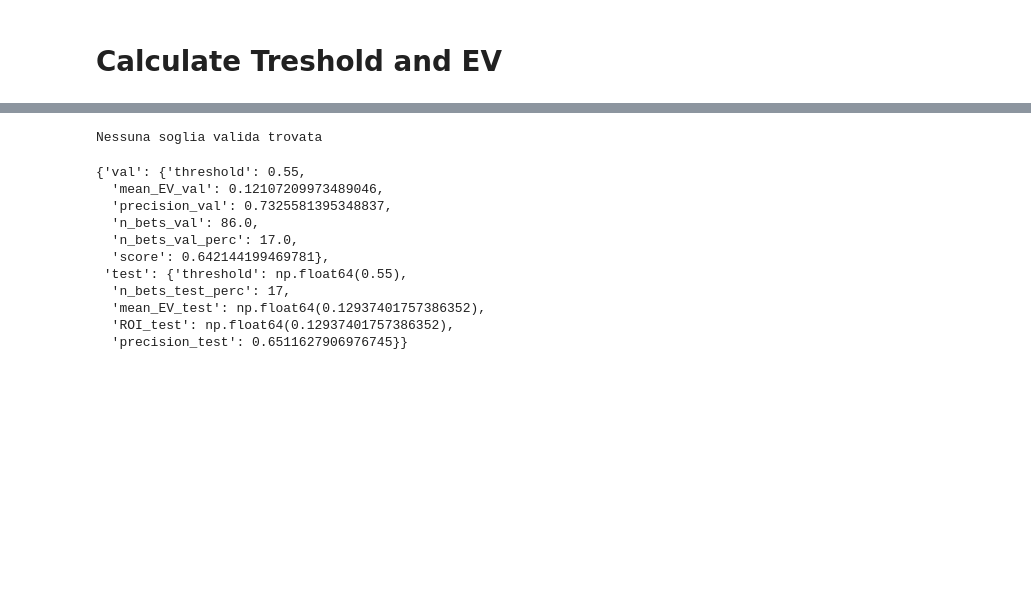
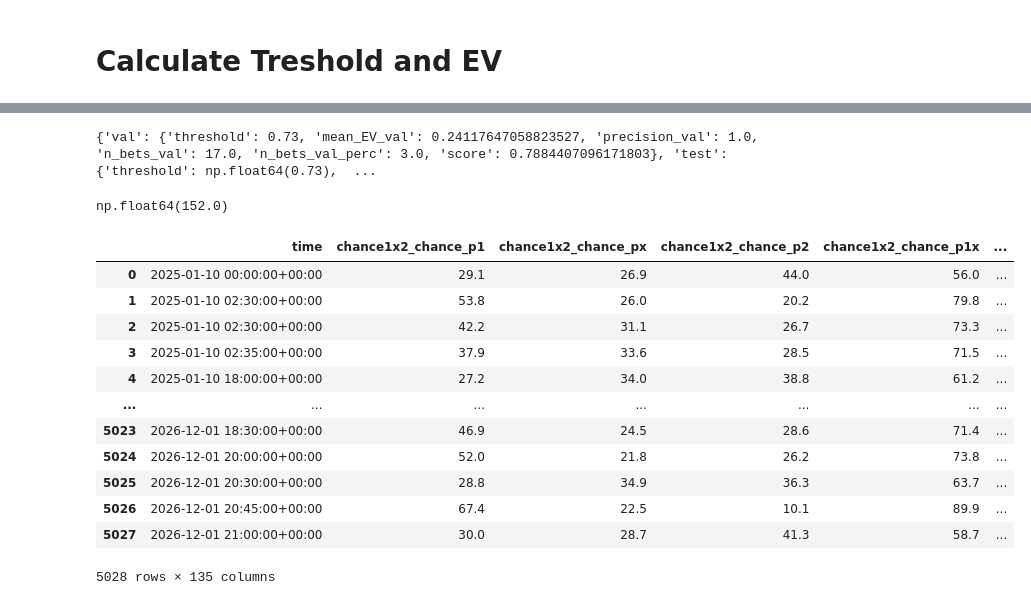
Before and after one commit to NickOLeeney/bet-master-analytics, a Jupyter notebook: src/models/lightgbm_pipeline.ipynb, the cells around one changed output, grey strips where cells are left out. Saved outputs shown, nothing was run; the diff lists cells and outputs as text; code cells hidden in the pictures; blank space fills up the shorter version.

```diff
--- a/src/models/lightgbm_pipeline.ipynb
+++ b/src/models/lightgbm_pipeline.ipynb
@@ -876,22 +506,13 @@ def get_threshold_and_test_ev(
 
 optimal = get_threshold_and_test_ev(
     val_df, test_df, pipe, odds_name, target_col,
-    P_MIN=0.8, EV_MIN=0.1, EV_MAX=0.5,
-    weight_ev=0.8, weight_nbets=0.2, N_MIN_PERC=0.1
+    P_MIN=0.75, EV_MIN=0.05, EV_MAX=0.5,
+    weight_ev=0.8, weight_nbets=0.2, N_MIN_PERC=0.01
 )
+print(optimal)
 # %% [output]
-Nessuna soglia valida trovata
+{'val': {'threshold': 0.73, 'mean_EV_val': 0.24117647058823527, 'precision_val': 1.0, 'n_bets_val': 17.0, 'n_bets_val_perc': 3.0, 'score': 0.7884407096171803}, 'test': {'threshold': np.float64(0.73),  ...
-# %%
-optimal
-# %% [output]
-{'val': {'threshold': 0.55,
-  'mean_EV_val': 0.12107209973489046,
-  'precision_val': 0.7325581395348837,
-  'n_bets_val': 86.0,
-  'n_bets_val_perc': 17.0,
-  'score': 0.642144199469781},
- 'test': {'threshold': np.float64(0.55),
-  'n_bets_test_perc': 17,
-  'mean_EV_test': np.float64(0.12937401757386352),
-  'ROI_test': np.float64(0.12937401757386352),
-  'precision_test': 0.6511627906976745}}
+# %%
+X_test.groupby(df["time"].dt.to_period("W")).count()["time"].median()
+# %% [output]
+np.float64(152.0)
@@ -897,0 +605,16 @@ optimal
+# %%
+df_loaded.sort_values(by='time', ascending=True)
+# %% [output]
+|  | time | chance1x2_chance_p1 | chance1x2_chance_px | chance1x2_chance_p2 | chance1x2_chance_p1x | ... |
+| 0 | 2025-01-10 00:00:00+00:00 | 29.1 | 26.9 | 44.0 | 56.0 | ... |
+| 1 | 2025-01-10 02:30:00+00:00 | 53.8 | 26.0 | 20.2 | 79.8 | ... |
+| 2 | 2025-01-10 02:30:00+00:00 | 42.2 | 31.1 | 26.7 | 73.3 | ... |
+| 3 | 2025-01-10 02:35:00+00:00 | 37.9 | 33.6 | 28.5 | 71.5 | ... |
+| 4 | 2025-01-10 18:00:00+00:00 | 27.2 | 34.0 | 38.8 | 61.2 | ... |
+| ... | ... | ... | ... | ... | ... | ... |
+| 5023 | 2026-12-01 18:30:00+00:00 | 46.9 | 24.5 | 28.6 | 71.4 | ... |
+| 5024 | 2026-12-01 20:00:00+00:00 | 52.0 | 21.8 | 26.2 | 73.8 | ... |
+| 5025 | 2026-12-01 20:30:00+00:00 | 28.8 | 34.9 | 36.3 | 63.7 | ... |
+| 5026 | 2026-12-01 20:45:00+00:00 | 67.4 | 22.5 | 10.1 | 89.9 | ... |
+| 5027 | 2026-12-01 21:00:00+00:00 | 30.0 | 28.7 | 41.3 | 58.7 | ... |
+5028 rows × 135 columns
```
Also changed, not shown: parts of 8 cells of this notebook.
